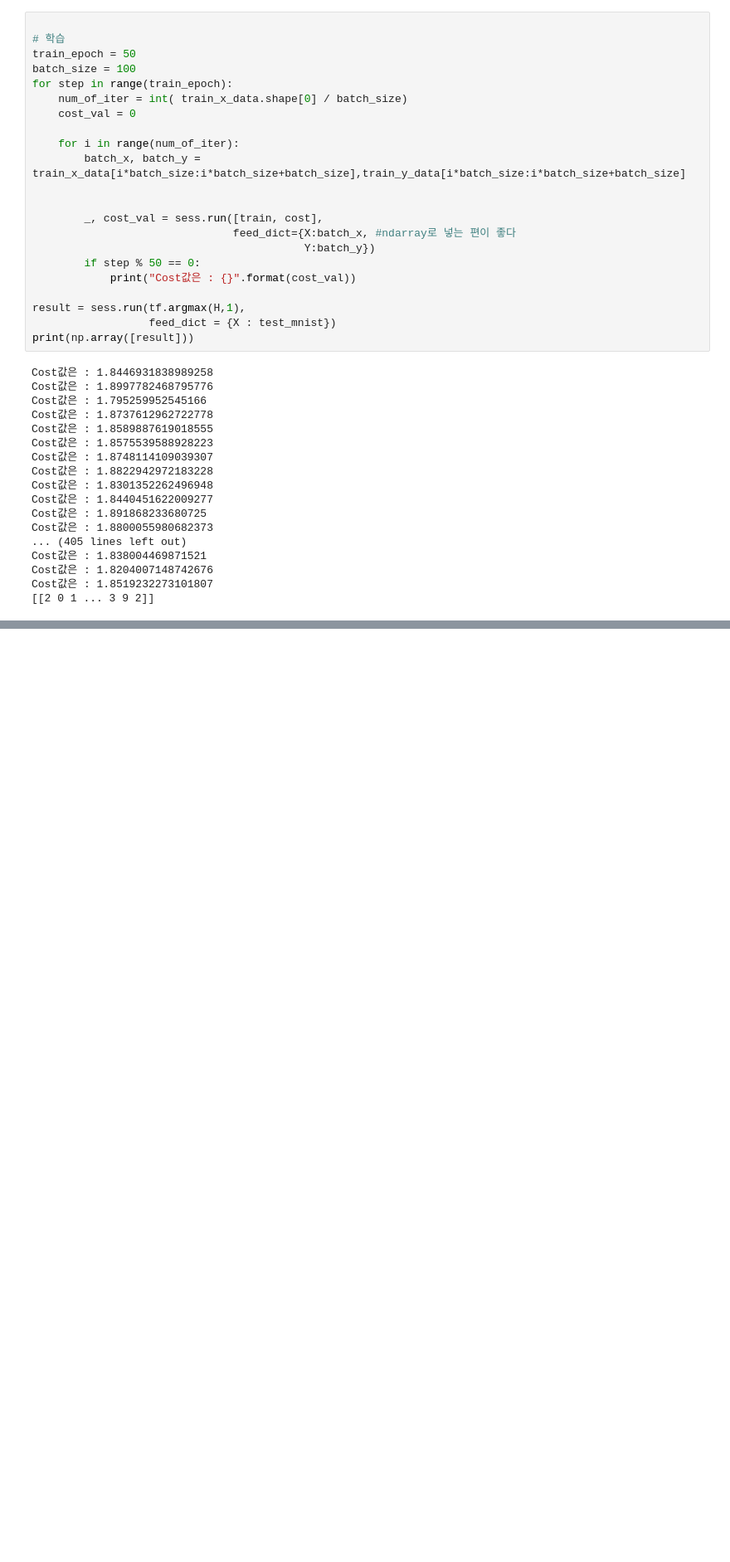
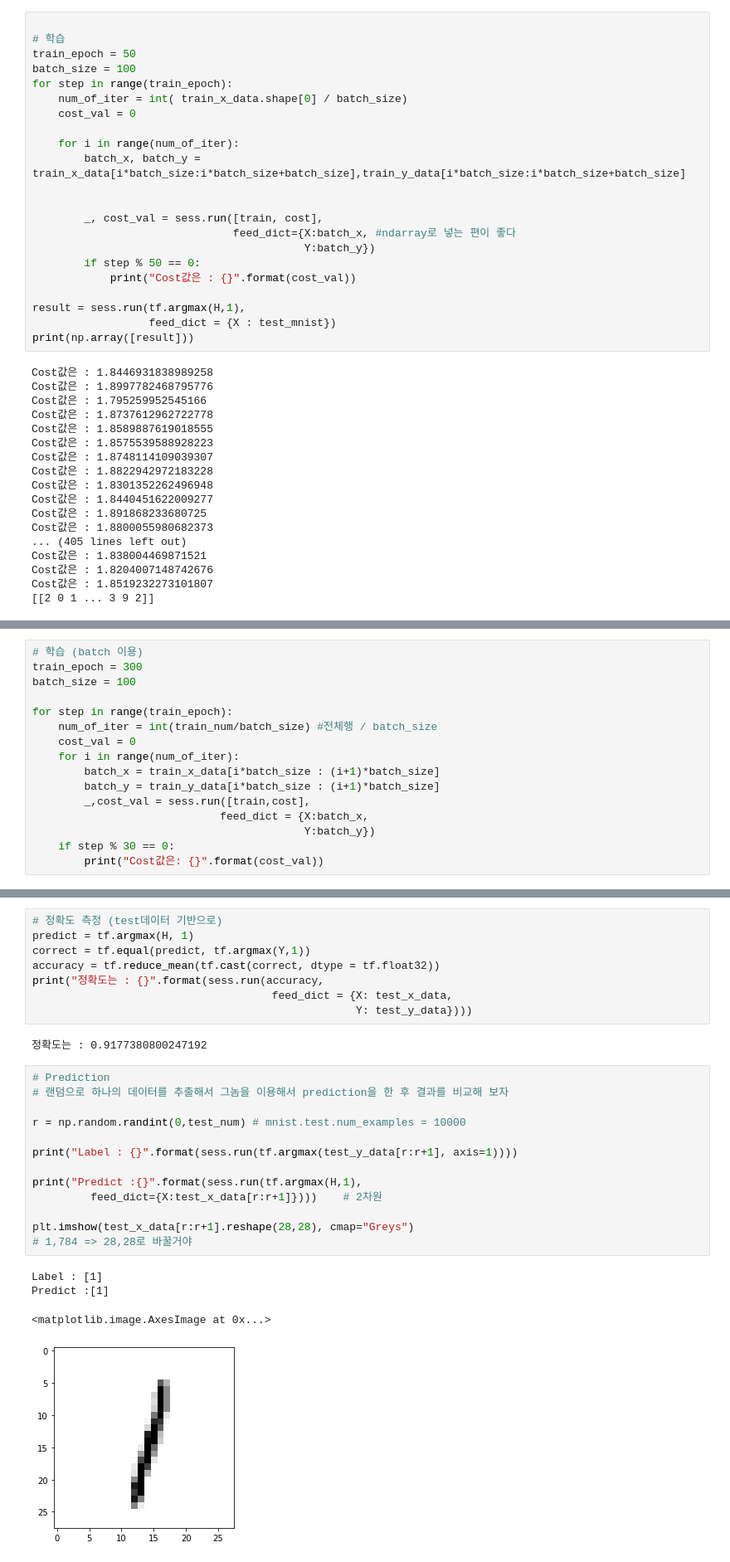
Before and after one commit to drhee0919/Rhee, a Jupyter notebook: python_projects/18_MNIST(35강).ipynb, the cells around one changed output, grey strips where cells are left out. Shown at 83% size. Saved outputs shown, nothing was run; the diff lists cells and outputs as text; blank space fills up the shorter version.

```diff
--- a/python_projects/18_MNIST(35강).ipynb
+++ b/python_projects/18_MNIST(35강).ipynb
@@ -281,0 +355,16 @@ Cost값은 : 1.8519232273101807
+# %%
+# 학습 (batch 이용)
+train_epoch = 300
+batch_size = 100
+
+for step in range(train_epoch):
+    num_of_iter = int(train_num/batch_size) #전체행 / batch_size
+    cost_val = 0
+    for i in range(num_of_iter):
+        batch_x = train_x_data[i*batch_size : (i+1)*batch_size]
+        batch_y = train_y_data[i*batch_size : (i+1)*batch_size]
+        _,cost_val = sess.run([train,cost],
+                             feed_dict = {X:batch_x,
+                                          Y:batch_y})
+    if step % 30 == 0:
+        print("Cost값은: {}".format(cost_val))
@@ -281,0 +382,28 @@ Cost값은 : 1.8519232273101807
+# %%
+# 정확도 측정 (test데이터 기반으로)
+predict = tf.argmax(H, 1)
+correct = tf.equal(predict, tf.argmax(Y,1))
+accuracy = tf.reduce_mean(tf.cast(correct, dtype = tf.float32))
+print("정확도는 : {}".format(sess.run(accuracy,
+                                     feed_dict = {X: test_x_data,
+                                                  Y: test_y_data})))
+# %% [output]
+정확도는 : 0.9177380800247192
+# %%
+# Prediction
+# 랜덤으로 하나의 데이터를 추출해서 그놈을 이용해서 prediction을 한 후 결과를 비교해 보자
+
+r = np.random.randint(0,test_num) # mnist.test.num_examples = 10000
+
+print("Label : {}".format(sess.run(tf.argmax(test_y_data[r:r+1], axis=1))))
+
+print("Predict :{}".format(sess.run(tf.argmax(H,1),
+         feed_dict={X:test_x_data[r:r+1]})))    # 2차원
+
+plt.imshow(test_x_data[r:r+1].reshape(28,28), cmap="Greys")
+# 1,784 => 28,28로 바꿀거야
+# %% [output]
+Label : [1]
+Predict :[1]
+<matplotlib.image.AxesImage at 0x...>
+[figure, added]
```
Also changed, not shown: parts of 7 cells of this notebook, 2 other files.
